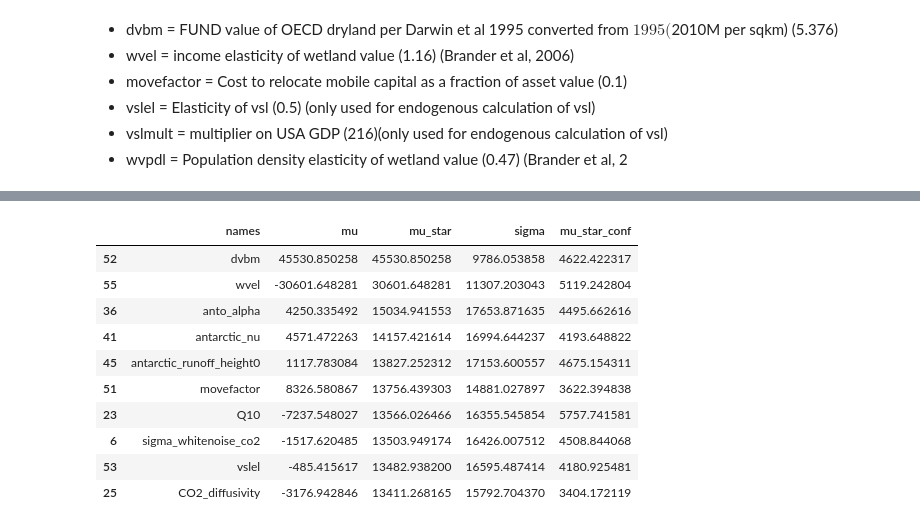
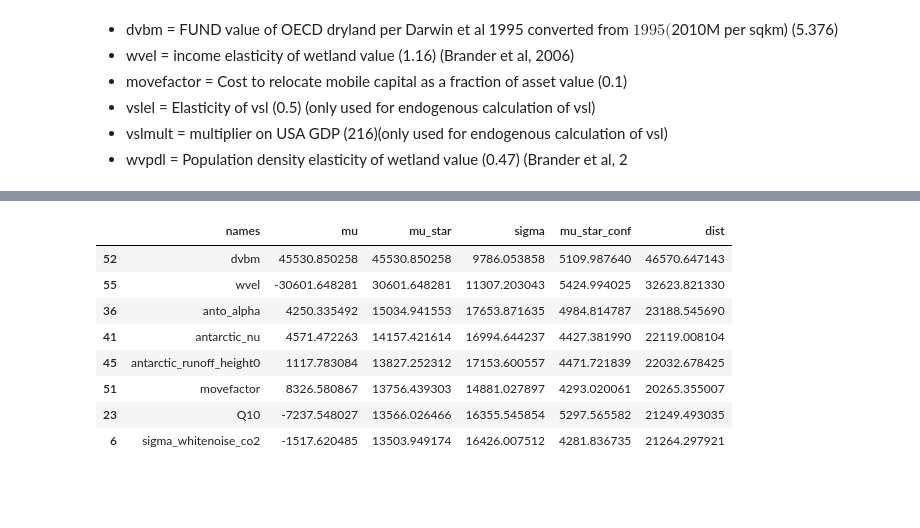
Before and after one commit to raddleverse/CIAM_uncertainty_propagation, a Jupyter notebook: work_uncertainty_propagation/sensitivity_analysis.ipynb, the cells around one changed output, grey strips where cells are left out. Cells and saved outputs as stored; diff of their text form; code cells hidden in the pictures; blank space fills up the shorter version.

```diff
--- a/work_uncertainty_propagation/sensitivity_analysis.ipynb
+++ b/work_uncertainty_propagation/sensitivity_analysis.ipynb
@@ -60,6 +61,7 @@ for (ssp, rcp) in scenarios:
     X = np.array(dfP)[:986,:]
     Y = np.array(dfSC.npv)[:986]
     dfSi[(ssp,rcp)] = pd.DataFrame(SALib.analyze.morris.analyze(problem, X, Y, print_to_console=False))
+    dfSi[(ssp,rcp)]["dist"] = np.sqrt(dfSi[(ssp,rcp)].mu_star**2 + dfSi[(ssp,rcp)].sigma**2)
 # %% [markdown]
 * dvbm = FUND value of OECD dryland per Darwin et al 1995 converted from $1995 ($2010M per sqkm) (5.376)
 * wvel = income elasticity of wetland value (1.16) (Brander et al, 2006)
@@ -93,2 +95,0 @@ for scen in scenarios:
-# %%
-dfSi[scen] = pd.DataFrame(Si)
@@ -95,14 +122,12 @@ dfSi[scen] = pd.DataFrame(Si)
 # %%
-dfSi[(5,85)].sort_values(by="mu_star", ascending=False).iloc[:10]
+dfSi[(5,85)].sort_values(by="mu_star", ascending=False).iloc[:8]
 # %% [output]
-|  | names | mu | mu_star | sigma | mu_star_conf |
-| 52 | dvbm | 45530.850258 | 45530.850258 | 9786.053858 | 4622.422317 |
-| 55 | wvel | -30601.648281 | 30601.648281 | 11307.203043 | 5119.242804 |
-| 36 | anto_alpha | 4250.335492 | 15034.941553 | 17653.871635 | 4495.662616 |
-| 41 | antarctic_nu | 4571.472263 | 14157.421614 | 16994.644237 | 4193.648822 |
-| 45 | antarctic_runoff_height0 | 1117.783084 | 13827.252312 | 17153.600557 | 4675.154311 |
-| 51 | movefactor | 8326.580867 | 13756.439303 | 14881.027897 | 3622.394838 |
-| 23 | Q10 | -7237.548027 | 13566.026466 | 16355.545854 | 5757.741581 |
-| 6 | sigma_whitenoise_co2 | -1517.620485 | 13503.949174 | 16426.007512 | 4508.844068 |
-| 53 | vslel | -485.415617 | 13482.938200 | 16595.487414 | 4180.925481 |
-| 25 | CO2_diffusivity | -3176.942846 | 13411.268165 | 15792.704370 | 3404.172119 |
+|  | names | mu | mu_star | sigma | mu_star_conf | dist |
+| 52 | dvbm | 45530.850258 | 45530.850258 | 9786.053858 | 5109.987640 | 46570.647143 |
+| 55 | wvel | -30601.648281 | 30601.648281 | 11307.203043 | 5424.994025 | 32623.821330 |
+| 36 | anto_alpha | 4250.335492 | 15034.941553 | 17653.871635 | 4984.814787 | 23188.545690 |
+| 41 | antarctic_nu | 4571.472263 | 14157.421614 | 16994.644237 | 4427.381990 | 22119.008104 |
+| 45 | antarctic_runoff_height0 | 1117.783084 | 13827.252312 | 17153.600557 | 4471.721839 | 22032.678425 |
+| 51 | movefactor | 8326.580867 | 13756.439303 | 14881.027897 | 4293.020061 | 20265.355007 |
+| 23 | Q10 | -7237.548027 | 13566.026466 | 16355.545854 | 5297.565582 | 21249.493035 |
+| 6 | sigma_whitenoise_co2 | -1517.620485 | 13503.949174 | 16426.007512 | 4281.836735 | 21264.297921 |
```
Also changed, not shown: parts of 11 cells of this notebook, 2 other files.
